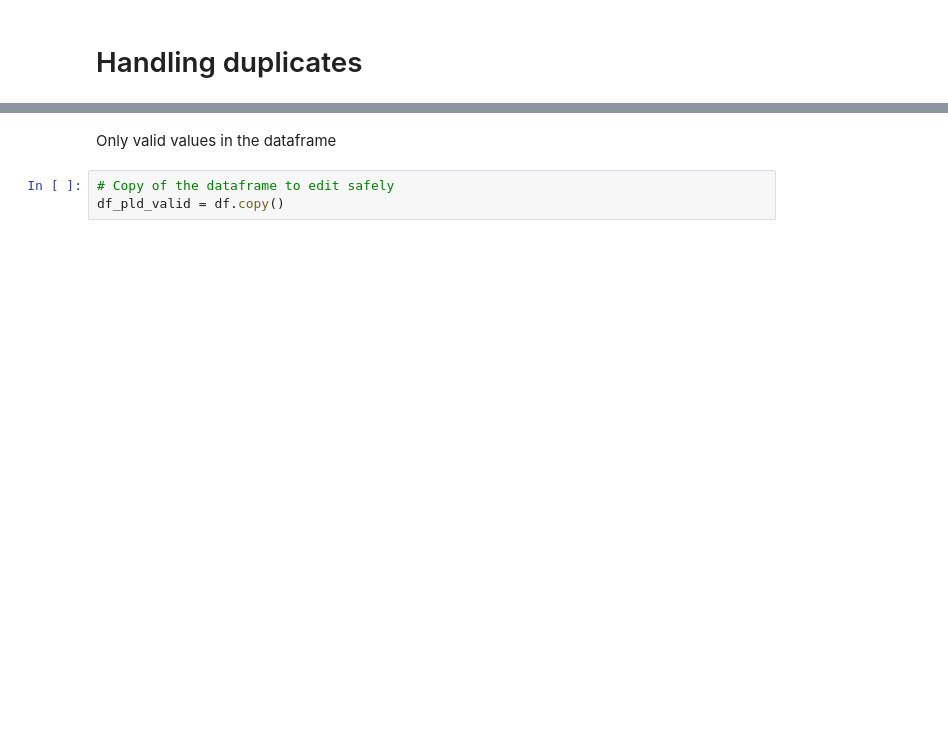
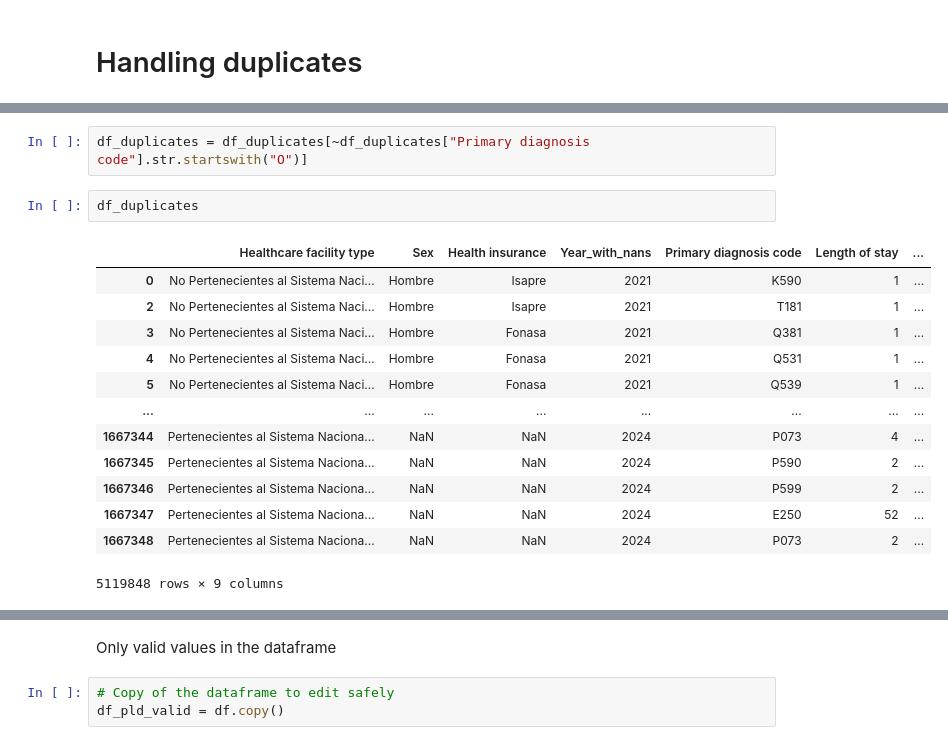
Before and after one commit to mirkopodunavak1996/EDAHospDischarges_Chile2001-2024, a Jupyter notebook: notebooks/Discharges_2021_2024_Cleaning.ipynb, the cells around one changed output, grey strips where cells are left out. Saved outputs shown, nothing was run; the diff lists cells and outputs as text; blank space fills up the shorter version.

```diff
--- a/notebooks/Discharges_2021_2024_Cleaning.ipynb
+++ b/notebooks/Discharges_2021_2024_Cleaning.ipynb
@@ -913,0 +825,18 @@ Name: count, Length: 822, dtype: int64
+# %%
+df_duplicates = df_duplicates[~df_duplicates["Primary diagnosis code"].str.startswith("O")]
+# %%
+df_duplicates
+# %% [output]
+|  | Healthcare facility type | Sex | Health insurance | Year_with_nans | Primary diagnosis code | Length of stay | ... |
+| 0 | No Pertenecientes al Sistema Naci... | Hombre | Isapre | 2021 | K590 | 1 | ... |
+| 2 | No Pertenecientes al Sistema Naci... | Hombre | Isapre | 2021 | T181 | 1 | ... |
+| 3 | No Pertenecientes al Sistema Naci... | Hombre | Fonasa | 2021 | Q381 | 1 | ... |
+| 4 | No Pertenecientes al Sistema Naci... | Hombre | Fonasa | 2021 | Q531 | 1 | ... |
+| 5 | No Pertenecientes al Sistema Naci... | Hombre | Fonasa | 2021 | Q539 | 1 | ... |
+| ... | ... | ... | ... | ... | ... | ... | ... |
+| 1667344 | Pertenecientes al Sistema Naciona... | NaN | NaN | 2024 | P073 | 4 | ... |
+| 1667345 | Pertenecientes al Sistema Naciona... | NaN | NaN | 2024 | P590 | 2 | ... |
+| 1667346 | Pertenecientes al Sistema Naciona... | NaN | NaN | 2024 | P599 | 2 | ... |
+| 1667347 | Pertenecientes al Sistema Naciona... | NaN | NaN | 2024 | E250 | 52 | ... |
+| 1667348 | Pertenecientes al Sistema Naciona... | NaN | NaN | 2024 | P073 | 2 | ... |
+5119848 rows × 9 columns
```
Also changed, not shown: parts of 83 cells of this notebook.
